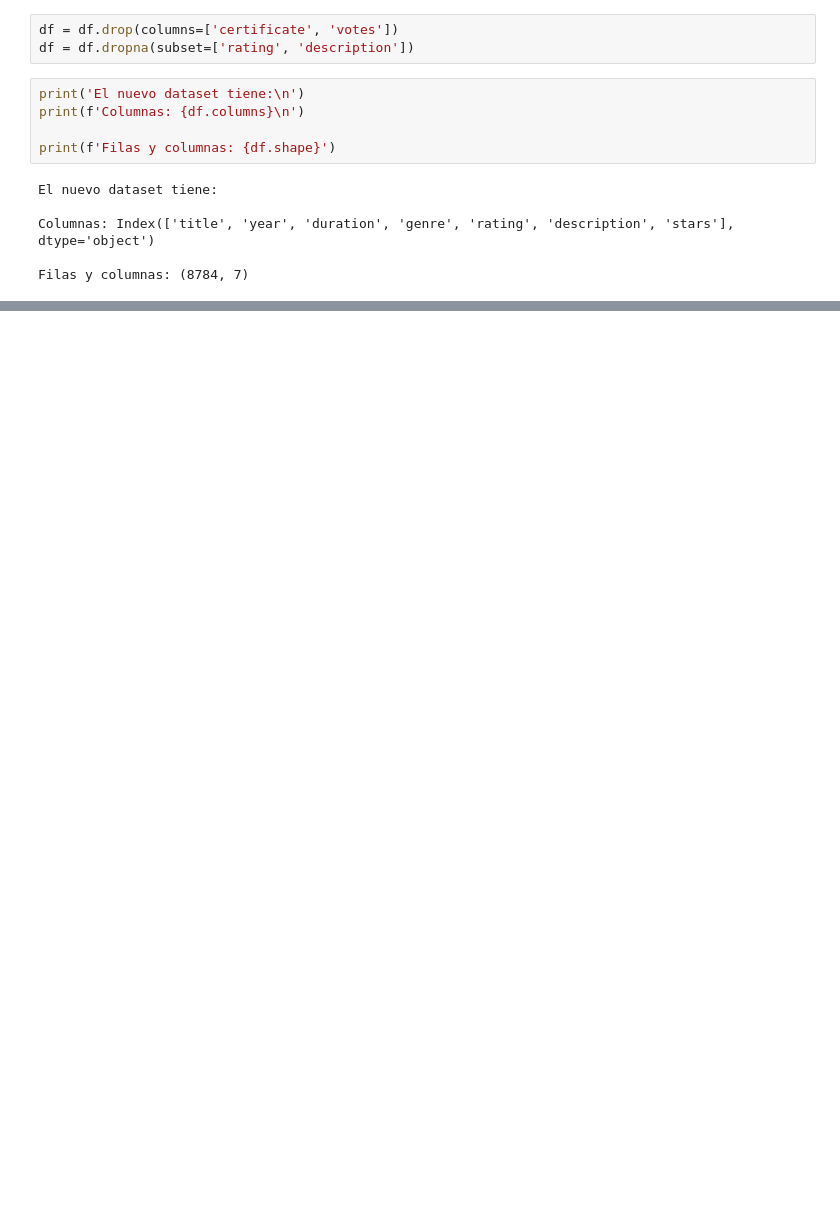
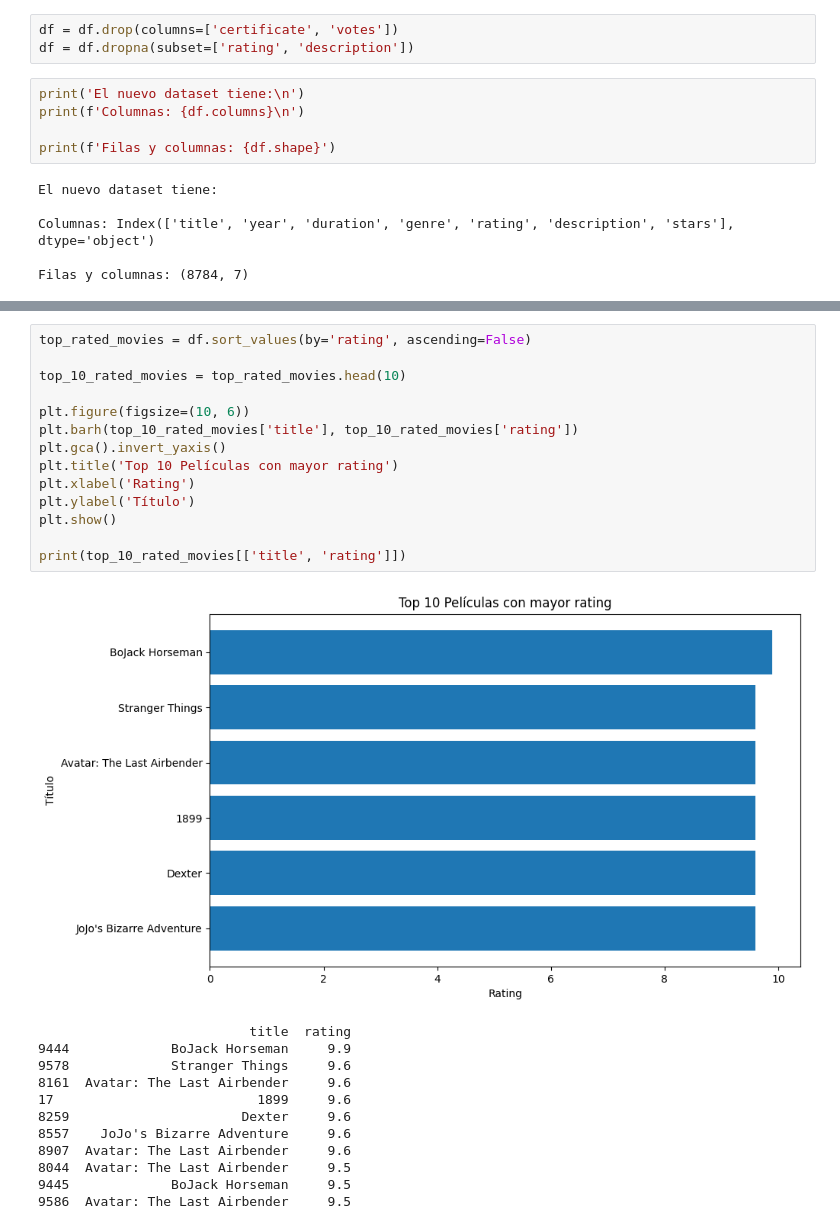
Before and after one commit to solmoon16/aprendizajeAutomatico, a Jupyter notebook: analisisIMDB.ipynb, the cells around one changed output, grey strips where cells are left out. Drawn from its saved outputs; the diff is of its cells as text; blank space fills up the shorter version.

```diff
--- a/analisisIMDB.ipynb
+++ b/analisisIMDB.ipynb
@@ -101,0 +139,27 @@ Filas y columnas: (8784, 7)
+# %%
+top_rated_movies = df.sort_values(by='rating', ascending=False)
+
+top_10_rated_movies = top_rated_movies.head(10)
+
+plt.figure(figsize=(10, 6))
+plt.barh(top_10_rated_movies['title'], top_10_rated_movies['rating'])
+plt.gca().invert_yaxis()
+plt.title('Top 10 Películas con mayor rating')
+plt.xlabel('Rating')
+plt.ylabel('Título')
+plt.show()
+
+print(top_10_rated_movies[['title', 'rating']])
+# %% [output]
+[figure, added]
+                           title  rating
+9444             BoJack Horseman     9.9
+9578             Stranger Things     9.6
+8161  Avatar: The Last Airbender     9.6
+17                          1899     9.6
+8259                      Dexter     9.6
+8557    JoJo's Bizarre Adventure     9.6
+8907  Avatar: The Last Airbender     9.6
+8044  Avatar: The Last Airbender     9.5
+9445             BoJack Horseman     9.5
+9586  Avatar: The Last Airbender     9.5
```
Also changed, not shown: parts of 63 cells of this notebook.
